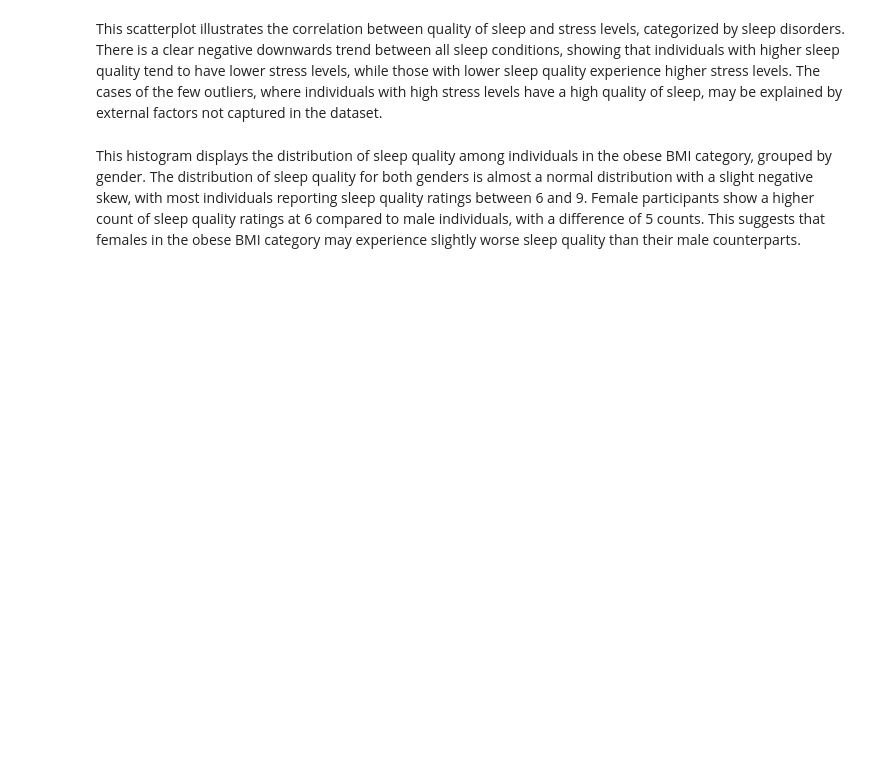
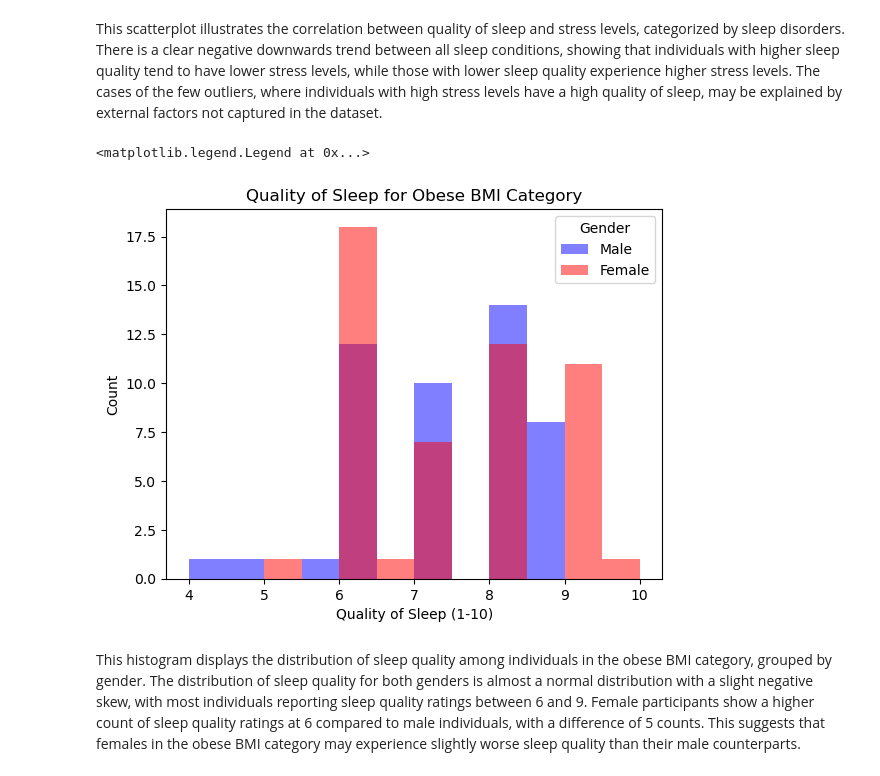
Before and after one commit to ycsara/SleepCycle, a Jupyter notebook: EDA.ipynb, the cells around one changed output. Drawn from its saved outputs; the diff is of its cells as text; code cells hidden in the pictures; blank space fills up the shorter version.

```diff
--- a/EDA.ipynb
+++ b/EDA.ipynb
@@ -127,3 +139,16 @@ fig3.show()
+# %%
+filtered = sh[sh['BMI Category'] == 'Obese']
+male = filtered[filtered['Gender'] == 'Male']['Quality of Sleep']
+female = filtered[filtered['Gender'] == 'Female']['Quality of Sleep']
+male.plot(kind='hist', bins=10, alpha=0.5, label='Male',color='blue')
+female.plot(kind='hist', bins=10, alpha=0.5, label='Female',color='red')
+plt.xlabel('Quality of Sleep (1-10)')
+plt.ylabel('Count')
+plt.title('Quality of Sleep for Obese BMI Category')
+plt.legend(title='Gender')
+# %% [output]
+<matplotlib.legend.Legend at 0x...>
+[figure, added]
 # %% [markdown]
 This histogram displays the distribution of sleep quality among individuals in the obese BMI category, grouped by gender. The distribution of sleep quality for both genders is almost a normal distribution with a slight negative skew, with most individuals reporting sleep quality ratings between 6 and 9. Female participants show a higher count of sleep quality ratings at 6 compared to male individuals, with a difference of 5 counts. This suggests that females in the obese BMI category may experience slightly worse sleep quality than their male counterparts.
 # %% [markdown]
```
Also changed, not shown: parts of 6 cells of this notebook.
